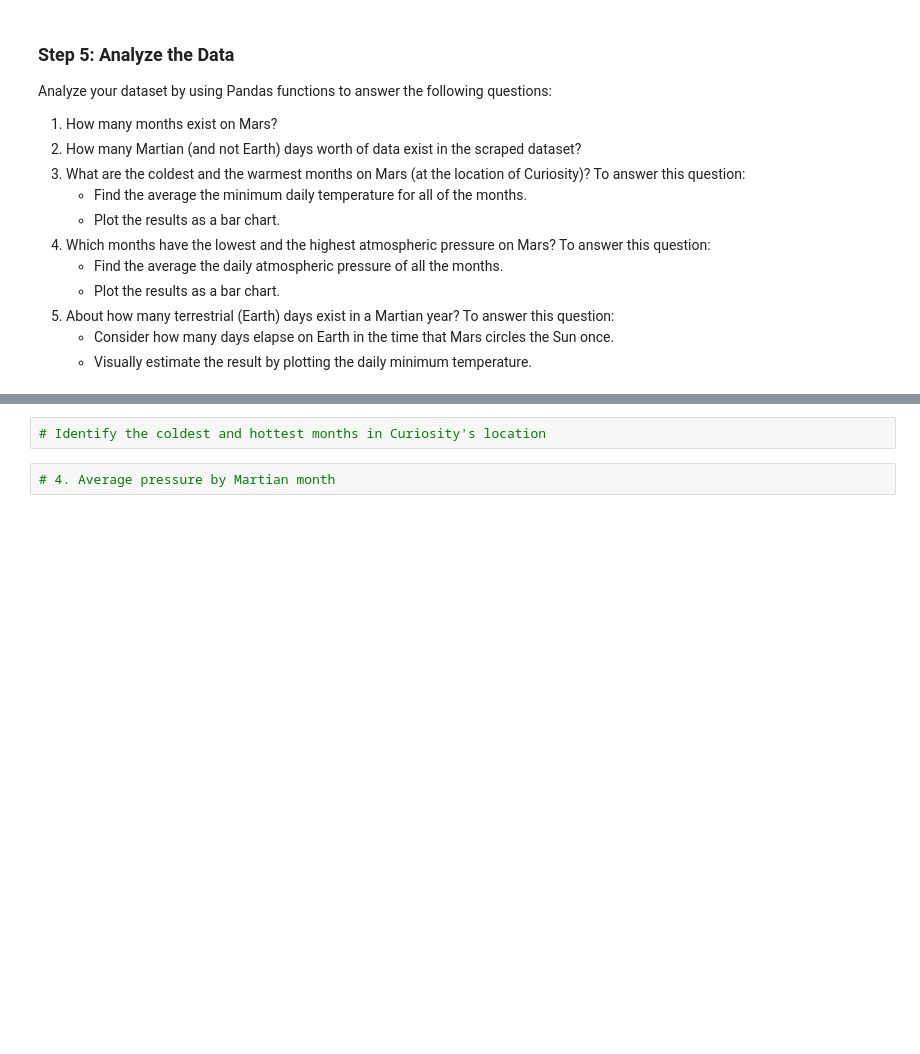
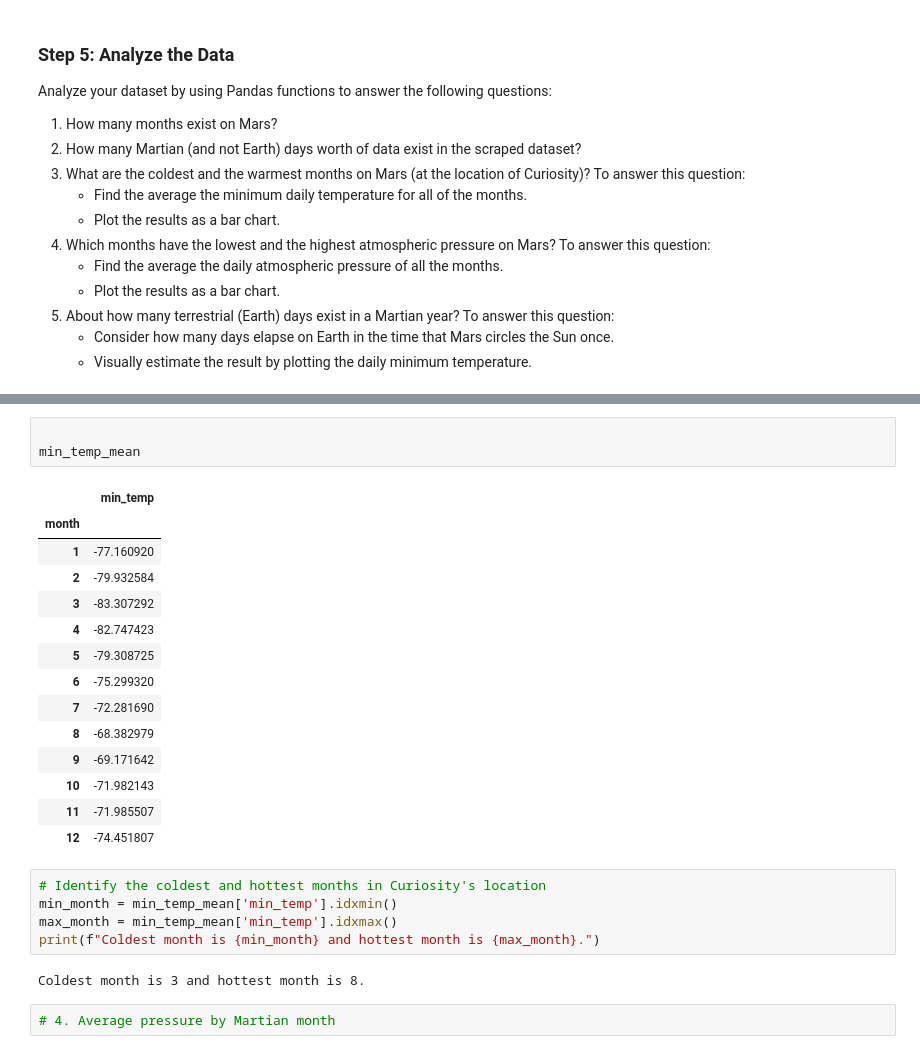
Before and after one commit to csaving/web-scraping-challenge, a Jupyter notebook: part_2_mars_weather.ipynb, the cells around one changed output, grey strips where cells are left out. Drawn from its saved outputs; the diff is of its cells as text; blank space fills up the shorter version.

```diff
--- a/part_2_mars_weather.ipynb
+++ b/part_2_mars_weather.ipynb
@@ -135,5 +179,28 @@ Analyze your dataset by using Pandas functions to answer the following questions
+# %%
+
+min_temp_mean
+# %% [output]
+|  | min_temp |
+| month |  |
+| 1 | -77.160920 |
+| 2 | -79.932584 |
+| 3 | -83.307292 |
+| 4 | -82.747423 |
+| 5 | -79.308725 |
+| 6 | -75.299320 |
+| 7 | -72.281690 |
+| 8 | -68.382979 |
+| 9 | -69.171642 |
+| 10 | -71.982143 |
+| 11 | -71.985507 |
+| 12 | -74.451807 |
 # %%
 # Identify the coldest and hottest months in Curiosity's location
+min_month = min_temp_mean['min_temp'].idxmin()
+max_month = min_temp_mean['min_temp'].idxmax()
+print(f"Coldest month is {min_month} and hottest month is {max_month}.")
+# %% [output]
+Coldest month is 3 and hottest month is 8.
 # %%
 # 4. Average pressure by Martian month
 # %%
```
Also changed, not shown: parts of 5 cells of this notebook.
